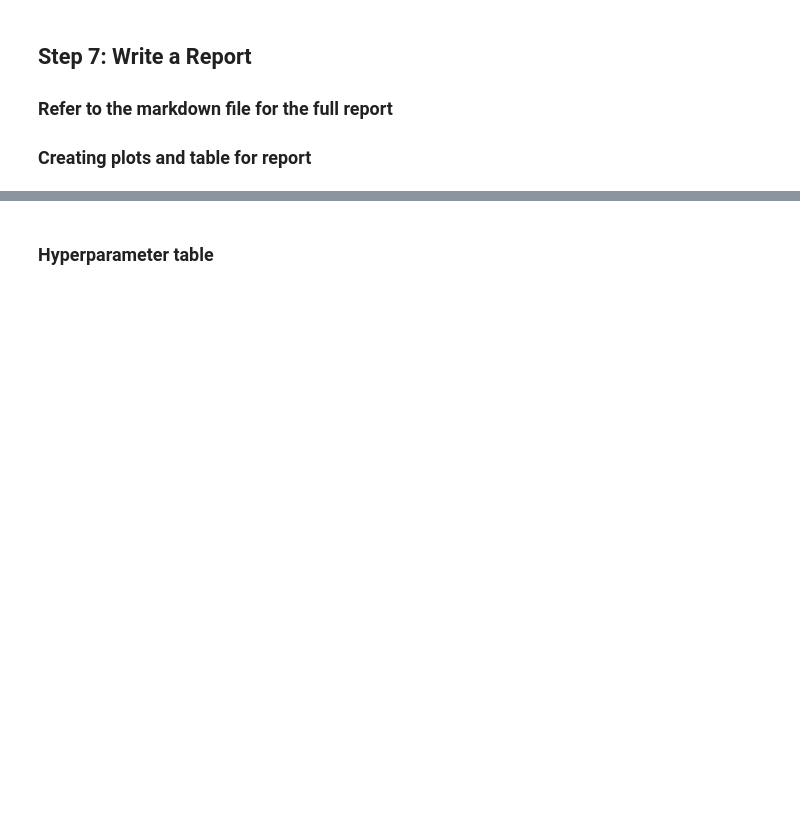
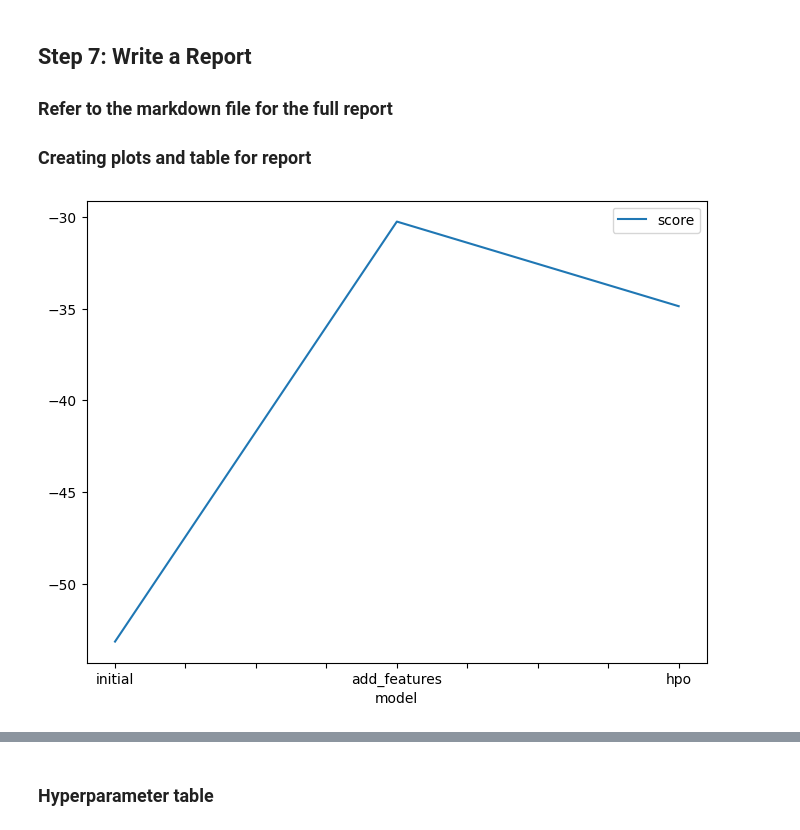
Before and after one commit to wardhanisukoco/shogun-rider, a Jupyter notebook: project_notebook.ipynb, the cells around one changed output, grey strips where cells are left out. Cells and saved outputs as stored; diff of their text form; code cells hidden in the pictures; blank space fills up the shorter version.

```diff
--- a/project_notebook.ipynb
+++ b/project_notebook.ipynb
@@ -310,13 +561,15 @@ submission_new_hpo.to_csv("submission_new_hpo.csv", index=False)
 # %%
 # Taking the top model score from each training run and creating a line plot to show improvement
 # You can create these in the notebook and save them to PNG or use some other tool (e.g. google sheets, excel)
 fig = pd.DataFrame(
     {
         "model": ["initial", "add_features", "hpo"],
-        "score": [?, ?, ?]
+        "score": [-53.130126, -30.257758, -34.865320]
     }
 ).plot(x="model", y="score", figsize=(8, 6)).get_figure()
 fig.savefig('model_train_score.png')
+# %% [output]
+[figure, added]
 # %%
 # Take the 3 kaggle scores and creating a line plot to show improvement
 fig = pd.DataFrame(
```
Also changed, not shown: parts of 38 cells of this notebook.
